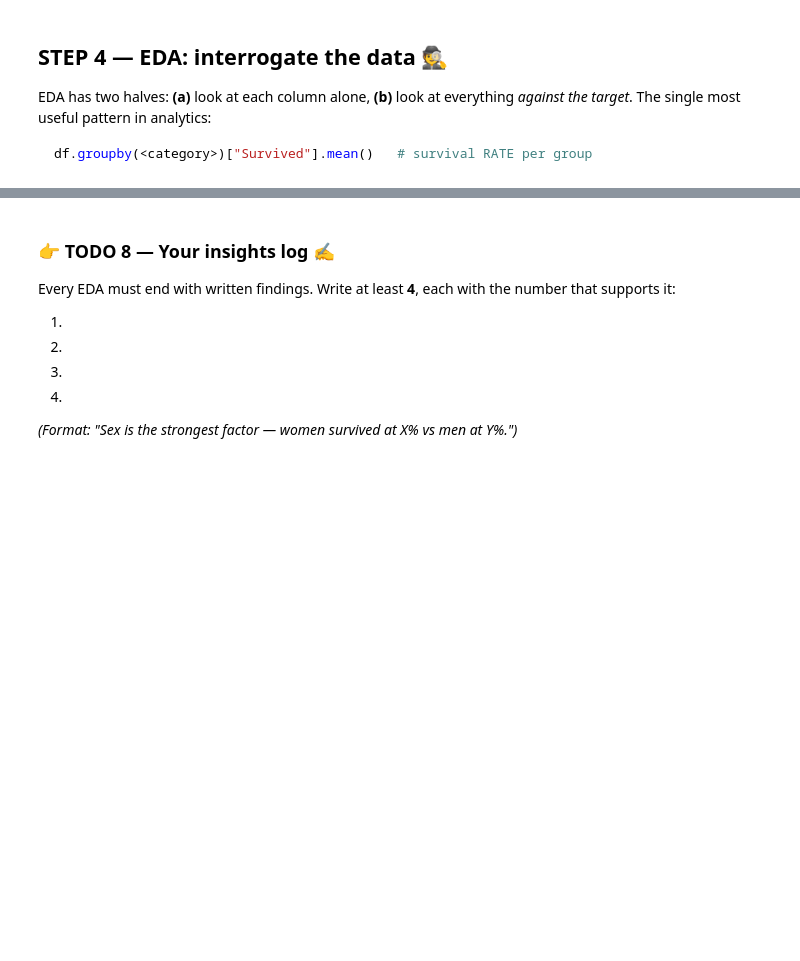
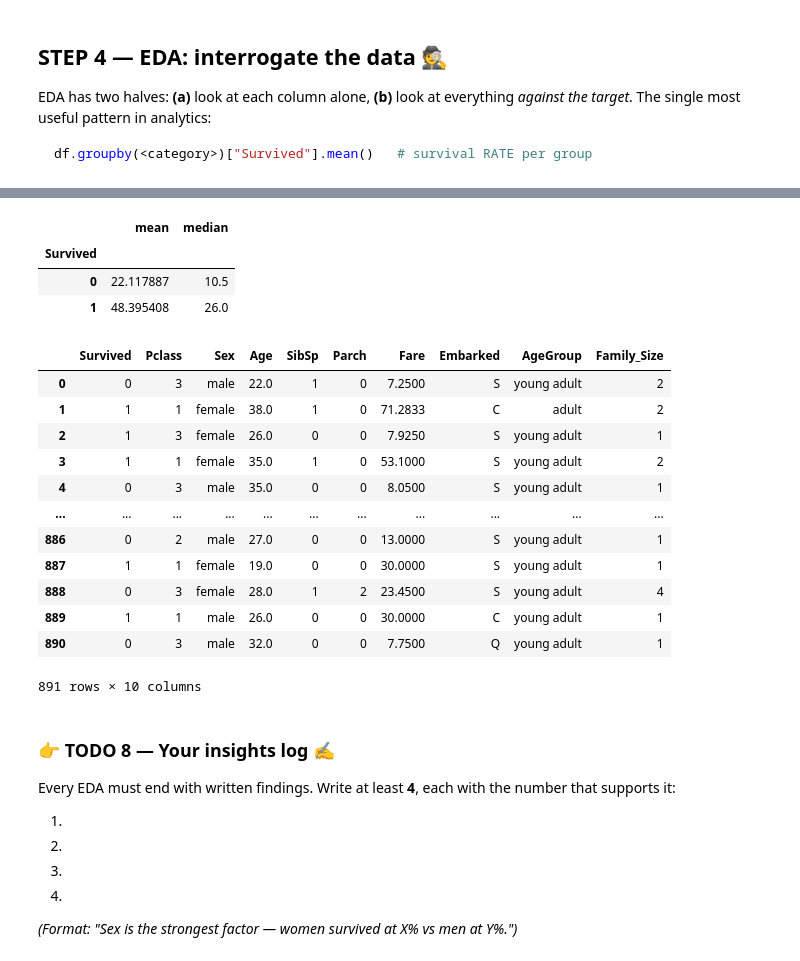
Before and after one commit to omdaelsfa7/CAE-Intern, a Jupyter notebook: lab2_titanic_pipeline.ipynb, the cells around one changed output, grey strips where cells are left out. Drawn from its saved outputs; the diff is of its cells as text; code cells hidden in the pictures; blank space fills up the shorter version.

```diff
--- a/lab2_titanic_pipeline.ipynb
+++ b/lab2_titanic_pipeline.ipynb
@@ -146,11 +281,31 @@ df.groupby("AgeGroup", observed=True)["Survived"].mean().round(3)
 # 👉 TODO 7 — Compare the FARE of survivors vs non-survivors.
 # a) Compute the mean AND the median fare for each group.
 # b) Which of the two should you report, and why? (Lab 1 logic — check the boxplot above.)
-...
+pd.DataFrame(df.groupby("Survived")["Fare"].agg(["mean" , "median"]))
+# %% [output]
+|  | mean | median |
+| Survived |  |  |
+| 0 | 22.117887 | 10.5 |
+| 1 | 48.395408 | 26.0 |
 # %%
 # 👉 TODO 7b — Family size: create a column "family_size" = SibSp + Parch + 1 (the passenger).
 # Then show the survival rate per family_size. Is travelling alone good or bad?
-...
+df["Family_Size"] = df["SibSp"] + df["Parch"] + 1
+df
+# %% [output]
+|  | Survived | Pclass | Sex | Age | SibSp | Parch | Fare | Embarked | AgeGroup | Family_Size |
+| 0 | 0 | 3 | male | 22.0 | 1 | 0 | 7.2500 | S | young adult | 2 |
+| 1 | 1 | 1 | female | 38.0 | 1 | 0 | 71.2833 | C | adult | 2 |
+| 2 | 1 | 3 | female | 26.0 | 0 | 0 | 7.9250 | S | young adult | 1 |
+| 3 | 1 | 1 | female | 35.0 | 1 | 0 | 53.1000 | S | young adult | 2 |
+| 4 | 0 | 3 | male | 35.0 | 0 | 0 | 8.0500 | S | young adult | 1 |
+| ... | ... | ... | ... | ... | ... | ... | ... | ... | ... | ... |
+| 886 | 0 | 2 | male | 27.0 | 0 | 0 | 13.0000 | S | young adult | 1 |
+| 887 | 1 | 1 | female | 19.0 | 0 | 0 | 30.0000 | S | young adult | 1 |
+| 888 | 0 | 3 | female | 28.0 | 1 | 2 | 23.4500 | S | young adult | 4 |
+| 889 | 1 | 1 | male | 26.0 | 0 | 0 | 30.0000 | C | young adult | 1 |
+| 890 | 0 | 3 | male | 32.0 | 0 | 0 | 7.7500 | Q | young adult | 1 |
+891 rows × 10 columns
 # %% [markdown]
 ### 👉 TODO 8 — Your insights log ✍️
 Every EDA must end with written findings. Write at least **4**, each with the number that supports it:
```
Also changed, not shown: parts of 44 cells of this notebook.
